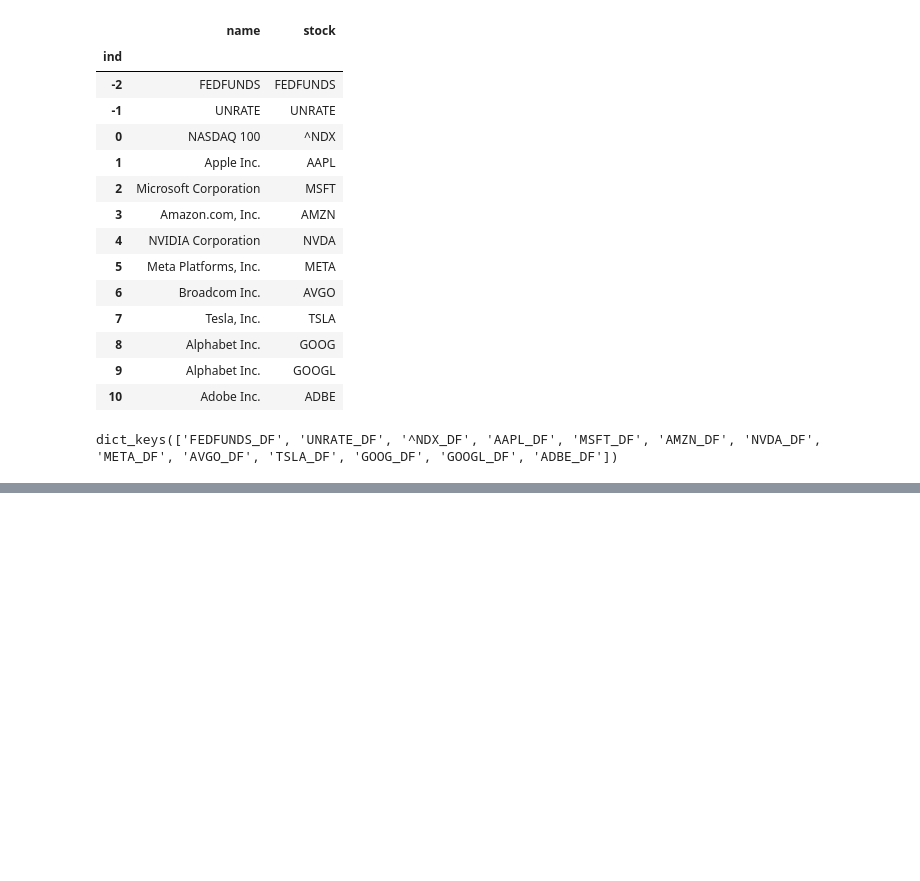
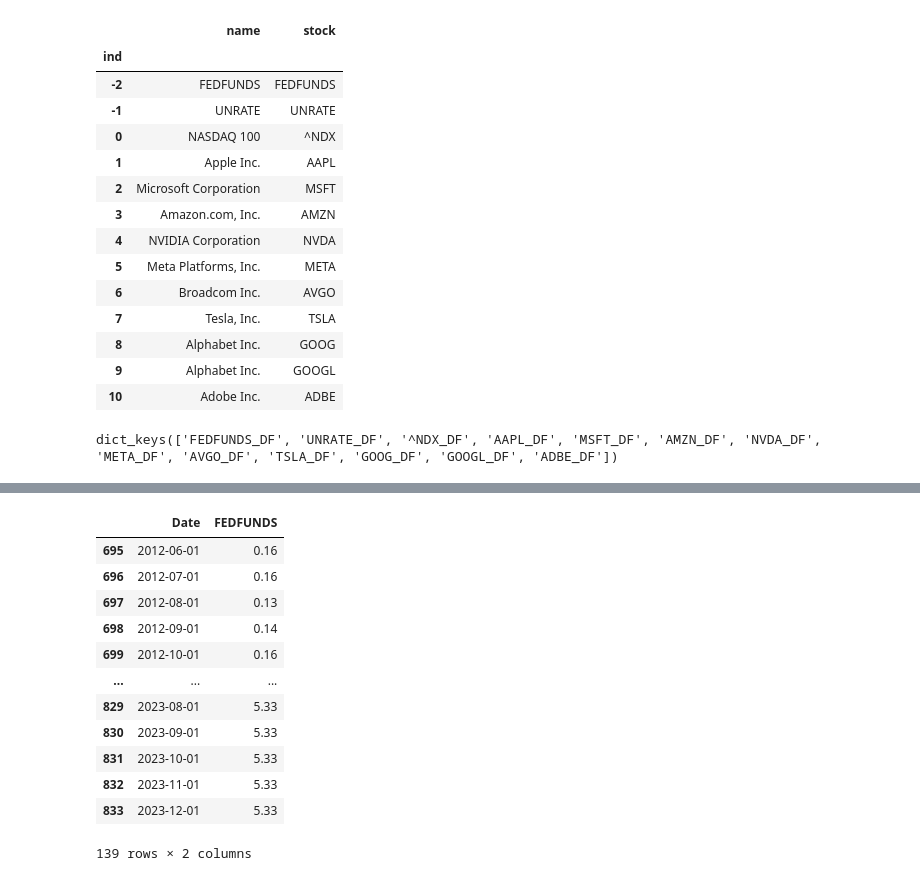
Before and after one commit to jcgrm92/Proyecto_Int_E21, a Jupyter notebook: PI_AnalisisExploratorio.ipynb, the cells around one changed output, grey strips where cells are left out. Saved outputs shown, nothing was run; the diff lists cells and outputs as text; code cells hidden in the pictures; blank space fills up the shorter version.

```diff
--- a/PI_AnalisisExploratorio.ipynb
+++ b/PI_AnalisisExploratorio.ipynb
@@ -79,0 +97,24 @@ import os
+# %%
+# Definimos fechas inicio y fin, eliminaremos todo lo que no esté en este rango
+start_date= '2012-06-01'           # Usamos esta fecha porque es cuando Meta (la más reciente, entro en cotización)
+end_date= '2023-12-31'
+
+for df in stocks_dict.keys():
+    stocks_dict[df].drop(stocks_dict[df][stocks_dict[df]['Date'] < start_date].index, inplace=True)
+    stocks_dict[df].drop(stocks_dict[df][stocks_dict[df]['Date'] > end_date].index, inplace=True)
+
+stocks_dict['FEDFUNDS_DF']
+# %% [output]
+|  | Date | FEDFUNDS |
+| 695 | 2012-06-01 | 0.16 |
+| 696 | 2012-07-01 | 0.16 |
+| 697 | 2012-08-01 | 0.13 |
+| 698 | 2012-09-01 | 0.14 |
+| 699 | 2012-10-01 | 0.16 |
+| ... | ... | ... |
+| 829 | 2023-08-01 | 5.33 |
+| 830 | 2023-09-01 | 5.33 |
+| 831 | 2023-10-01 | 5.33 |
+| 832 | 2023-11-01 | 5.33 |
+| 833 | 2023-12-01 | 5.33 |
+139 rows × 2 columns
```
Also changed, not shown: parts of 10 cells of this notebook, 1 other file.
